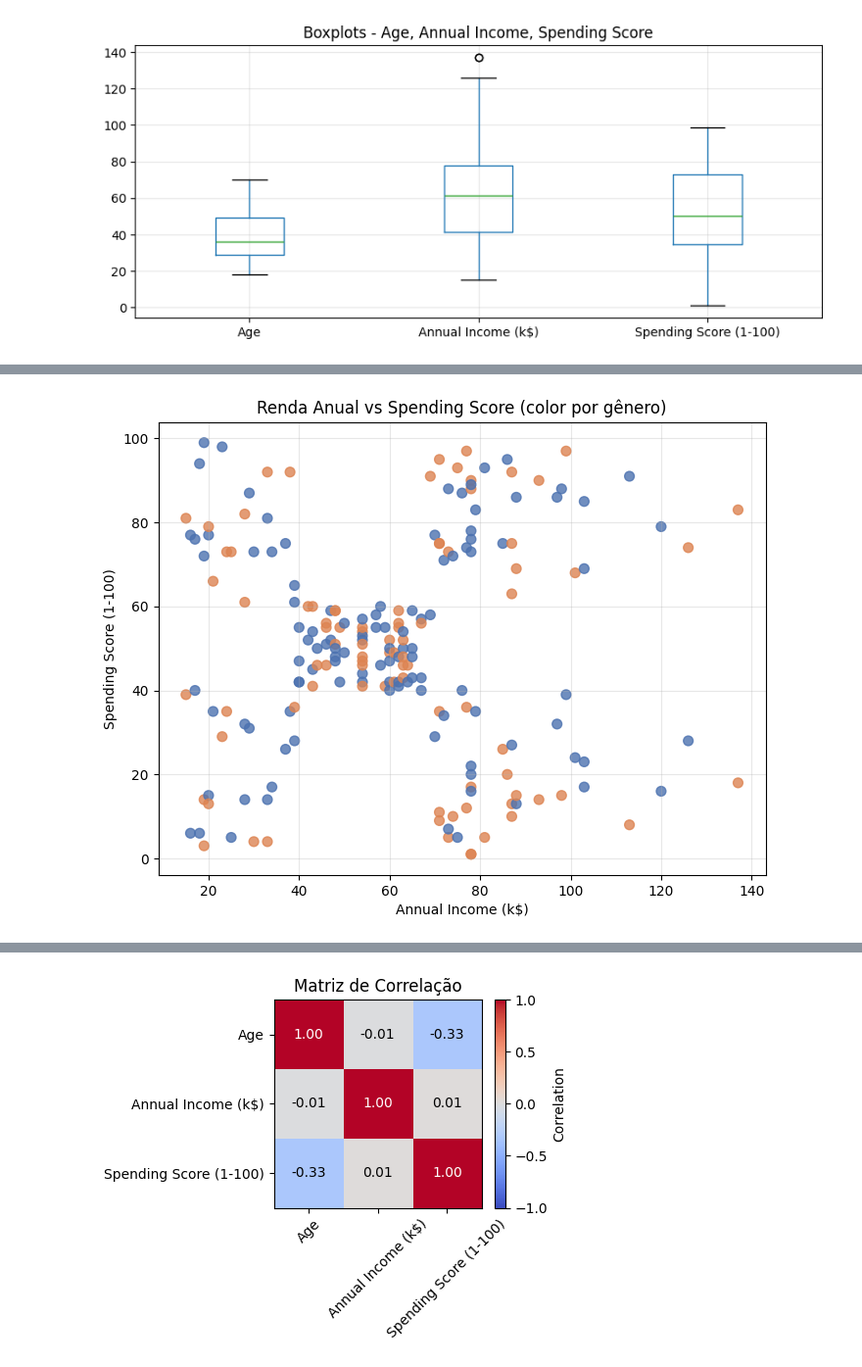
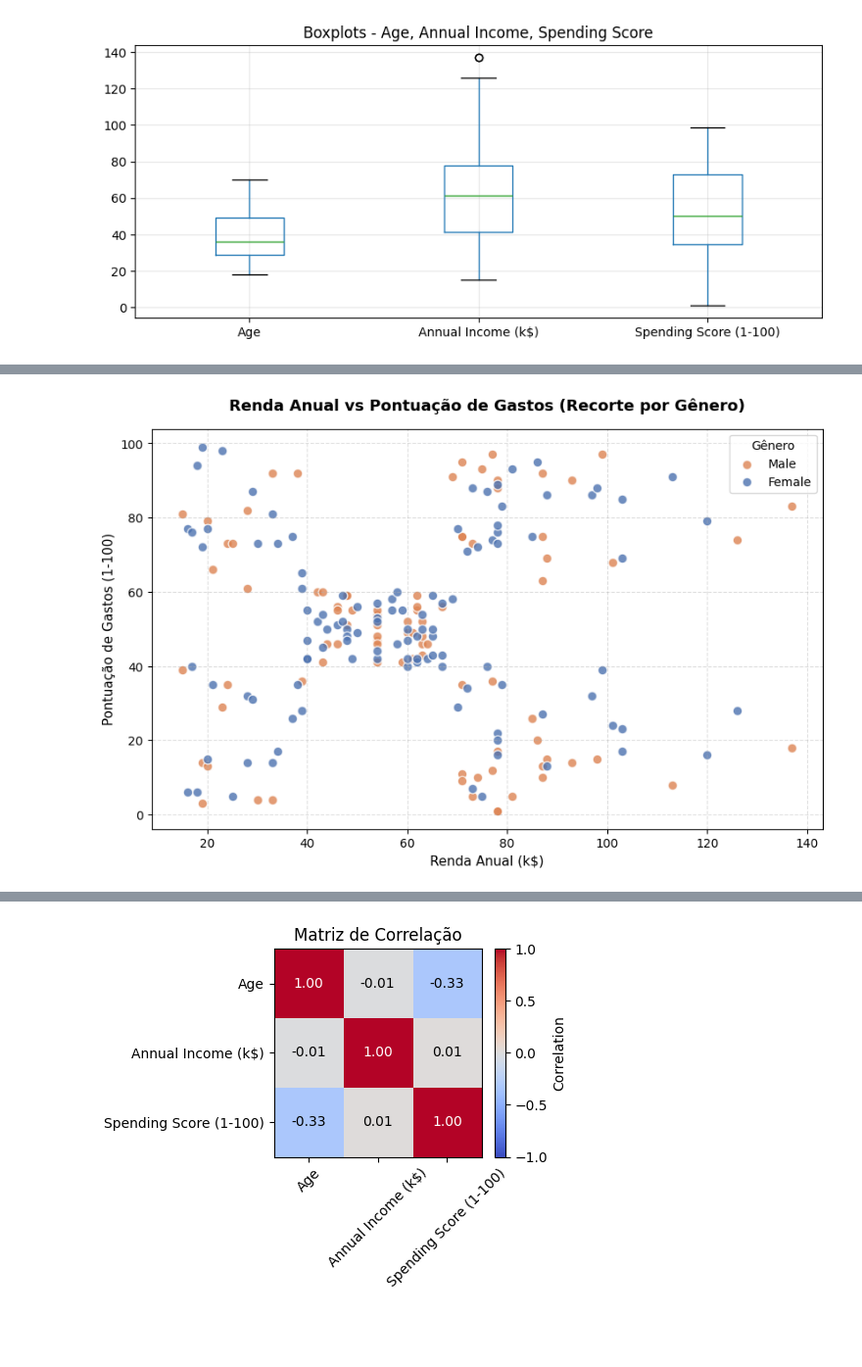
Before and after one commit to edd-araujo/segmentacao-clientes-varejo, a Jupyter notebook: notebooks/index.ipynb, the cells around one changed output, grey strips where cells are left out. Shown at 98% size. Drawn from its saved outputs; the diff is of its cells as text; code cells hidden in the pictures; blank space fills up the shorter version.

```diff
--- a/notebooks/index.ipynb
+++ b/notebooks/index.ipynb
@@ -185,13 +244,29 @@ plt.show()
-# %%
-# Relação entre renda anual e spending score (color por gênero)
-colors = mall_customers_df["Gender"].map({"Male":"#DD8452","Female":"#4C72B0"})
-plt.figure(figsize=(8,6))
-plt.scatter(mall_customers_df["Annual Income (k$)"], mall_customers_df["Spending Score (1-100)"], c=colors, alpha=0.8, s=50)
-plt.title("Renda Anual vs Spending Score (color por gênero)")
-plt.xlabel("Annual Income (k$)")
-plt.ylabel("Spending Score (1-100)")
-plt.grid(alpha=0.3)
-plt.show()
-# %% [output]
-[figure, removed]
+# %%
+plt.figure(figsize=(10, 6))
+colors = {"Male": "#DD8452", "Female": "#4C72B0"}
+
+for gender, color in colors.items():
+
+    subset = mall_customers_df[mall_customers_df['Gender'] == gender]
+
+    plt.scatter(
+        subset["Annual Income (k$)"],
+        subset["Spending Score (1-100)"],
+        c=color,
+        alpha=0.8,
+        s=60,
+        edgecolors='white',
+        label=gender
+    )
+
+plt.title("Renda Anual vs Pontuação de Gastos (Recorte por Gênero)", fontsize=13, fontweight='bold', pad=15)
+plt.xlabel("Renda Anual (k$)", fontsize=11)
+plt.ylabel("Pontuação de Gastos (1-100)", fontsize=11)
+
+plt.legend(title="Gênero")
+plt.grid(True, linestyle='--', alpha=0.4)
+
+plt.show()
+# %% [output]
+[figure, added]
 # %% [markdown]
```
Also changed, not shown: parts of 42 cells of this notebook.
